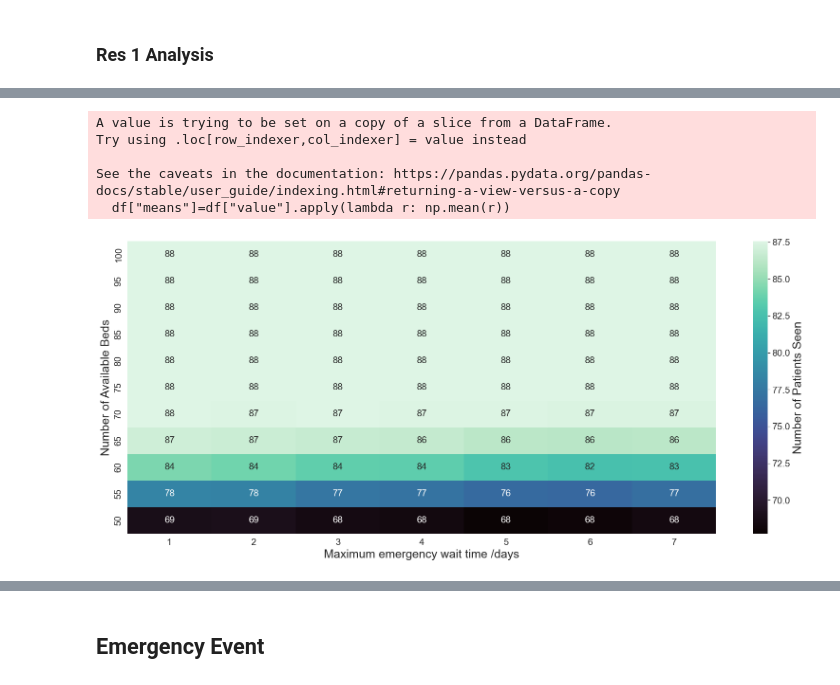
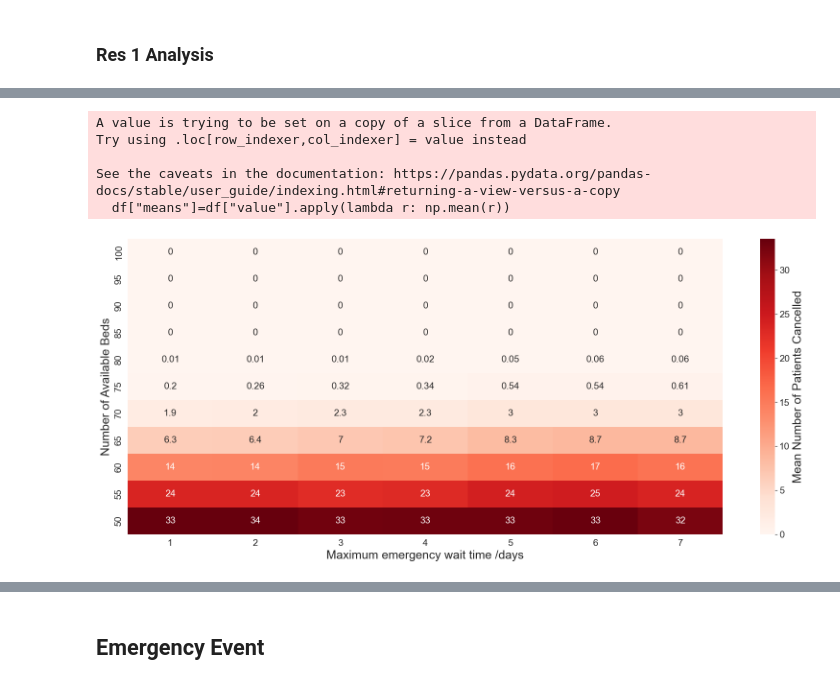
Before and after one commit to CSampsonSomersetFT/SurgicalForecastingTool, a Jupyter notebook: results_analysis.ipynb, the cells around one changed output, grey strips where cells are left out. Saved outputs shown, nothing was run; the diff lists cells and outputs as text; code cells hidden in the pictures.

```diff
--- a/results_analysis.ipynb
+++ b/results_analysis.ipynb
@@ -414,0 +454,24 @@ create_seen_cancelled_plot2(df.query(f"num_beds == 70 & metric == 'emergency_pat
+# %%
+fig, ax = plt.subplots(3,1, constrained_layout=True)
+fig.set_figheight(8)
+fig.set_figwidth(20)
+
+fig.supylabel("Number of Patients", fontsize=20)
+
+ax[0].set_title("Emergency", fontsize=14)
+create_seen_cancelled_plot2(df.query(f"num_beds == 100 & metric == 'emergency_patients_seen'"), df.query("num_beds == 100 & metric == 'emergency_patients_cancelled'"), ax=ax[0], x_col="max_emerg_wait")#fname="images/emergency_patients_seen_max_wait_time_2.png",
+ax[0].legend(fontsize=18)
+
+ax[1].set_title("Elective", fontsize=14)
+create_seen_cancelled_plot2(df.query(f"num_beds == 100 & metric == 'elective_patients_seen'"), df.query("num_beds == 100 & metric == 'elective_patients_cancelled'"), ax=ax[1],  x_col="max_emerg_wait")
+ax[1].legend().remove()
+
+ax[2].set_title("Day case", fontsize=14)
+create_seen_cancelled_plot2(df.query(f"num_beds == 100 & metric == 'daycase_patients_seen'"), df.query("num_beds == 100 & metric == 'daycase_patients_cancelled'"), ax=ax[2],  x_col="max_emerg_wait")
+
+
+ax[2].set_xlabel("Maximum Emergency Wait Time /Days")
+ax[2].xaxis.label.set_size(20)
+ax[2].legend().remove()
+
+fig.savefig("images/patients_seen_num_beds_100.png")
@@ -417,33 +501,35 @@ create_seen_cancelled_plot2(df.query(f"num_beds == 70 & metric == 'emergency_pat
 def plot_heatmap(df, fname=None):
     fig = plt.figure(figsize=(20, 8))
 
     df["means"]=df["value"].apply(lambda r: np.mean(r))
 
-    ax = sns.heatmap(df.pivot(index="num_beds",columns="max_emerg_wait",values="means"), cbar_kws={'label': 'Number of Patients Seen'}, cmap='mako',annot=True, annot_kws={'size':14})
+    ax = sns.heatmap(df.pivot(index="num_beds",columns="max_emerg_wait",values="means"), cbar_kws={'label': 'Mean Number of Patients Cancelled'}, cmap='Reds',annot=True, annot_kws={'size':14})
     ax.invert_yaxis()
 
     cbar = ax.collections[0].colorbar
     cbar.ax.tick_params(labelsize=14)
     ax.figure.axes[-1].yaxis.label.set_size(18)
 
 
     # ax.set_xlabel("Available Beds")
     ax.set_xlabel("Maximum emergency wait time /days")
     ax.set_ylabel("Number of Available Beds")
 
     ax.xaxis.label.set_size(18)
     ax.yaxis.label.set_size(18)
     ax.tick_params(axis='x', labelsize=14)
     ax.tick_params(axis='y', labelsize=14)
 
     if fname is not None:
         plt.savefig(fname, dpi=600)
 
-plot_heatmap(df.query("metric == 'emergency_patients_seen'"))
+plot_heatmap(df.query("metric == 'emergency_patients_cancelled'"))
+
+plt.savefig("images/heatmap_emergency_cancellation.png")
 # %% [output]
 A value is trying to be set on a copy of a slice from a DataFrame.
 Try using .loc[row_indexer,col_indexer] = value instead
 
 See the caveats in the documentation: https://pandas.pydata.org/pandas-docs/stable/user_guide/indexing.html#returning-a-view-versus-a-copy
   df["means"]=df["value"].apply(lambda r: np.mean(r))
-[figure, old version]
+[figure, new version]
```
Also changed, not shown: parts of 20 cells of this notebook, 1 other file.
